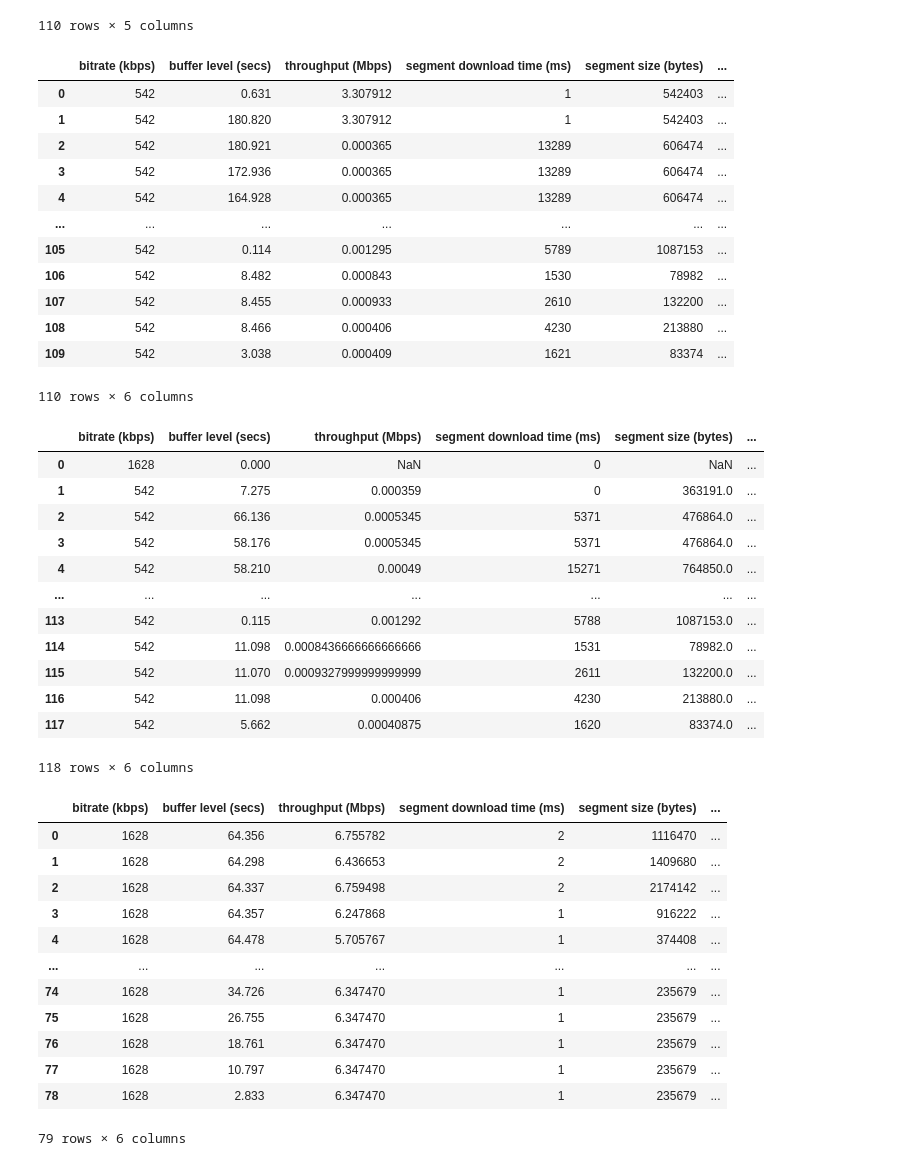
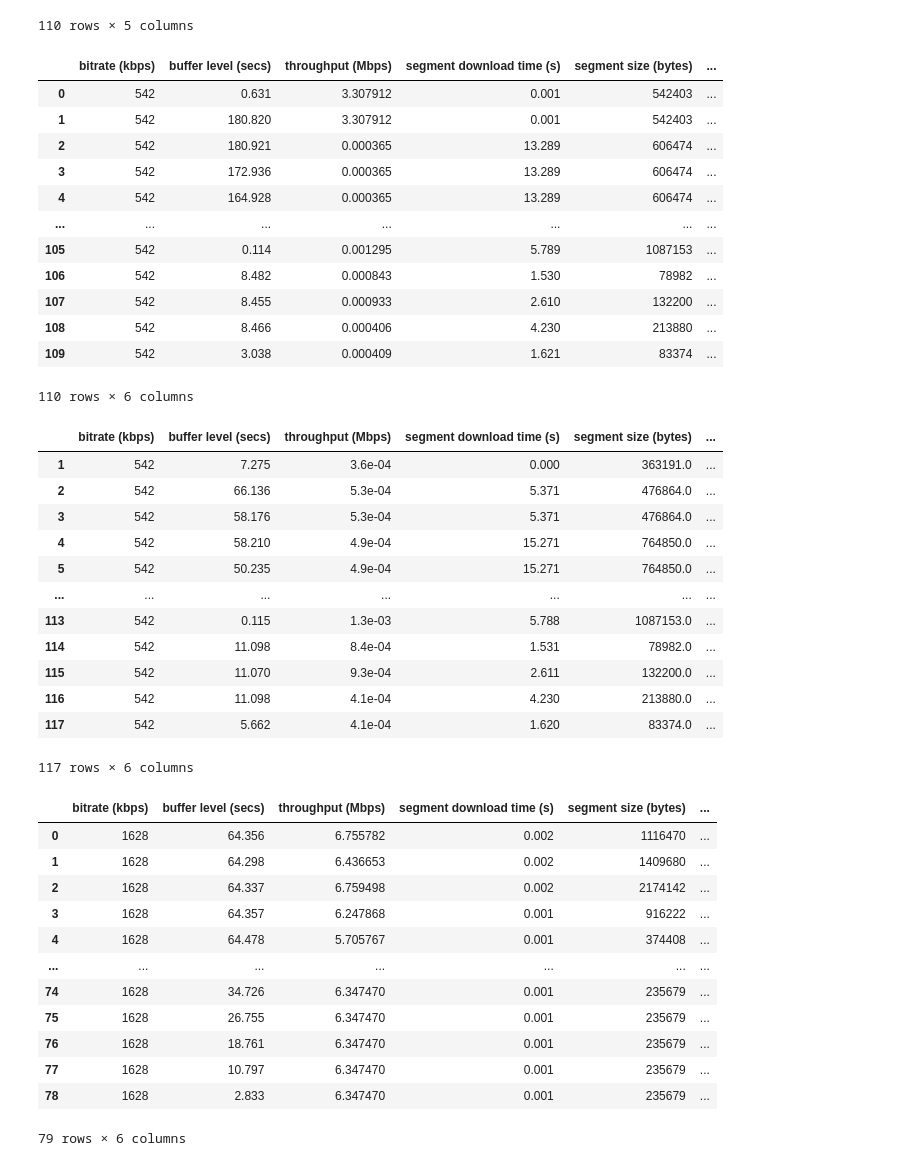
Before and after one commit to RyanHaniff/Adaptive-Bitrate-Algorithm-Performance-using-DASH, a Jupyter notebook: report_graphs/graphs.ipynb, the cells around one changed output. Drawn from its saved outputs; the diff is of its cells as text; code cells hidden in the pictures.

```diff
--- a/report_graphs/graphs.ipynb
+++ b/report_graphs/graphs.ipynb
@@ -22,56 +22,64 @@ data_dynamic
 110 rows × 5 columns
 # %%
 data_dynamic['time (secs)'] =  range(8, 8 * len(data_dynamic) + 1, 8)
+data_dynamic['segment download time (ms)'] =  data_dynamic['segment download time (ms)'] / 1000
+data_dynamic.rename(columns={'segment download time (ms)': 'segment download time (s)'}, inplace=True)
 data_dynamic
 # %% [output]
-|  | bitrate (kbps) | buffer level (secs) | throughput (Mbps) | segment download time (ms) | segment size (bytes) | ... |
-| 0 | 542 | 0.631 | 3.307912 | 1 | 542403 | ... |
-| 1 | 542 | 180.820 | 3.307912 | 1 | 542403 | ... |
-| 2 | 542 | 180.921 | 0.000365 | 13289 | 606474 | ... |
-| 3 | 542 | 172.936 | 0.000365 | 13289 | 606474 | ... |
-| 4 | 542 | 164.928 | 0.000365 | 13289 | 606474 | ... |
+|  | bitrate (kbps) | buffer level (secs) | throughput (Mbps) | segment download time (s) | segment size (bytes) | ... |
+| 0 | 542 | 0.631 | 3.307912 | 0.001 | 542403 | ... |
+| 1 | 542 | 180.820 | 3.307912 | 0.001 | 542403 | ... |
+| 2 | 542 | 180.921 | 0.000365 | 13.289 | 606474 | ... |
+| 3 | 542 | 172.936 | 0.000365 | 13.289 | 606474 | ... |
+| 4 | 542 | 164.928 | 0.000365 | 13.289 | 606474 | ... |
 | ... | ... | ... | ... | ... | ... | ... |
-| 105 | 542 | 0.114 | 0.001295 | 5789 | 1087153 | ... |
-| 106 | 542 | 8.482 | 0.000843 | 1530 | 78982 | ... |
-| 107 | 542 | 8.455 | 0.000933 | 2610 | 132200 | ... |
-| 108 | 542 | 8.466 | 0.000406 | 4230 | 213880 | ... |
-| 109 | 542 | 3.038 | 0.000409 | 1621 | 83374 | ... |
+| 105 | 542 | 0.114 | 0.001295 | 5.789 | 1087153 | ... |
+| 106 | 542 | 8.482 | 0.000843 | 1.530 | 78982 | ... |
+| 107 | 542 | 8.455 | 0.000933 | 2.610 | 132200 | ... |
+| 108 | 542 | 8.466 | 0.000406 | 4.230 | 213880 | ... |
+| 109 | 542 | 3.038 | 0.000409 | 1.621 | 83374 | ... |
 110 rows × 6 columns
 # %%
 data_bola = pd.read_csv('../data/logs_slow_3g_bola.txt', sep=',')
+data_bola = data_bola.dropna()
 data_bola['time (secs)'] =  range(8, 8 * len(data_bola) + 1, 8)
+data_bola['segment download time (ms)'] =  data_bola['segment download time (ms)'] / 1000
+data_bola.rename(columns={'segment download time (ms)': 'segment download time (s)'}, inplace=True)
+data_bola['throughput (Mbps)'] = pd.to_numeric(data_bola['throughput (Mbps)']).apply(lambda x: format(x, '.1e'))
 data_bola
 # %% [output]
-|  | bitrate (kbps) | buffer level (secs) | throughput (Mbps) | segment download time (ms) | segment size (bytes) | ... |
-| 0 | 1628 | 0.000 | NaN | 0 | NaN | ... |
-| 1 | 542 | 7.275 | 0.000359 | 0 | 363191.0 | ... |
-| 2 | 542 | 66.136 | 0.0005345 | 5371 | 476864.0 | ... |
-| 3 | 542 | 58.176 | 0.0005345 | 5371 | 476864.0 | ... |
-| 4 | 542 | 58.210 | 0.00049 | 15271 | 764850.0 | ... |
+|  | bitrate (kbps) | buffer level (secs) | throughput (Mbps) | segment download time (s) | segment size (bytes) | ... |
+| 1 | 542 | 7.275 | 3.6e-04 | 0.000 | 363191.0 | ... |
+| 2 | 542 | 66.136 | 5.3e-04 | 5.371 | 476864.0 | ... |
+| 3 | 542 | 58.176 | 5.3e-04 | 5.371 | 476864.0 | ... |
+| 4 | 542 | 58.210 | 4.9e-04 | 15.271 | 764850.0 | ... |
+| 5 | 542 | 50.235 | 4.9e-04 | 15.271 | 764850.0 | ... |
 | ... | ... | ... | ... | ... | ... | ... |
-| 113 | 542 | 0.115 | 0.001292 | 5788 | 1087153.0 | ... |
-| 114 | 542 | 11.098 | 0.0008436666666666666 | 1531 | 78982.0 | ... |
-| 115 | 542 | 11.070 | 0.0009327999999999999 | 2611 | 132200.0 | ... |
-| 116 | 542 | 11.098 | 0.000406 | 4230 | 213880.0 | ... |
-| 117 | 542 | 5.662 | 0.00040875 | 1620 | 83374.0 | ... |
+| 113 | 542 | 0.115 | 1.3e-03 | 5.788 | 1087153.0 | ... |
+| 114 | 542 | 11.098 | 8.4e-04 | 1.531 | 78982.0 | ... |
+| 115 | 542 | 11.070 | 9.3e-04 | 2.611 | 132200.0 | ... |
+| 116 | 542 | 11.098 | 4.1e-04 | 4.230 | 213880.0 | ... |
+| 117 | 542 | 5.662 | 4.1e-04 | 1.620 | 83374.0 | ... |
-118 rows × 6 columns
+117 rows × 6 columns
 # %%
 data_throughput = pd.read_csv('../data/logs_slow_3g_throughput.txt', sep=',')
 data_throughput['time (secs)'] =  range(8, 8 * len(data_throughput) + 1, 8)
+data_throughput['segment download time (ms)'] =  data_throughput['segment download time (ms)'] / 1000
+data_throughput.rename(columns={'segment download time (ms)': 'segment download time (s)'}, inplace=True)
 data_throughput
 # %% [output]
-|  | bitrate (kbps) | buffer level (secs) | throughput (Mbps) | segment download time (ms) | segment size (bytes) | ... |
-| 0 | 1628 | 64.356 | 6.755782 | 2 | 1116470 | ... |
-| 1 | 1628 | 64.298 | 6.436653 | 2 | 1409680 | ... |
-| 2 | 1628 | 64.337 | 6.759498 | 2 | 2174142 | ... |
-| 3 | 1628 | 64.357 | 6.247868 | 1 | 916222 | ... |
-| 4 | 1628 | 64.478 | 5.705767 | 1 | 374408 | ... |
+|  | bitrate (kbps) | buffer level (secs) | throughput (Mbps) | segment download time (s) | segment size (bytes) | ... |
+| 0 | 1628 | 64.356 | 6.755782 | 0.002 | 1116470 | ... |
+| 1 | 1628 | 64.298 | 6.436653 | 0.002 | 1409680 | ... |
+| 2 | 1628 | 64.337 | 6.759498 | 0.002 | 2174142 | ... |
+| 3 | 1628 | 64.357 | 6.247868 | 0.001 | 916222 | ... |
+| 4 | 1628 | 64.478 | 5.705767 | 0.001 | 374408 | ... |
 | ... | ... | ... | ... | ... | ... | ... |
-| 74 | 1628 | 34.726 | 6.347470 | 1 | 235679 | ... |
-| 75 | 1628 | 26.755 | 6.347470 | 1 | 235679 | ... |
-| 76 | 1628 | 18.761 | 6.347470 | 1 | 235679 | ... |
-| 77 | 1628 | 10.797 | 6.347470 | 1 | 235679 | ... |
-| 78 | 1628 | 2.833 | 6.347470 | 1 | 235679 | ... |
+| 74 | 1628 | 34.726 | 6.347470 | 0.001 | 235679 | ... |
+| 75 | 1628 | 26.755 | 6.347470 | 0.001 | 235679 | ... |
+| 76 | 1628 | 18.761 | 6.347470 | 0.001 | 235679 | ... |
+| 77 | 1628 | 10.797 | 6.347470 | 0.001 | 235679 | ... |
+| 78 | 1628 | 2.833 | 6.347470 | 0.001 | 235679 | ... |
 79 rows × 6 columns
 # %%
 # Define a list of titles for each row
```
Also changed, not shown: parts of 3 cells of this notebook, 3 other files.
